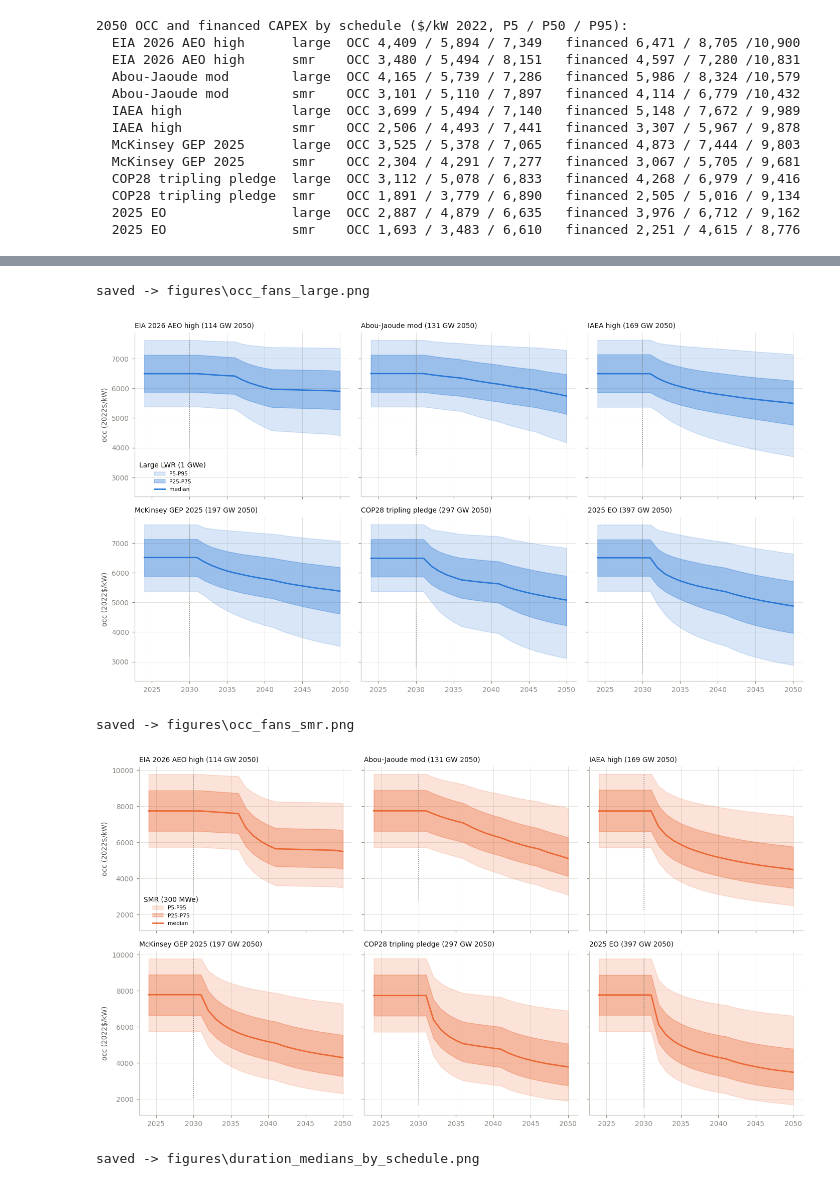
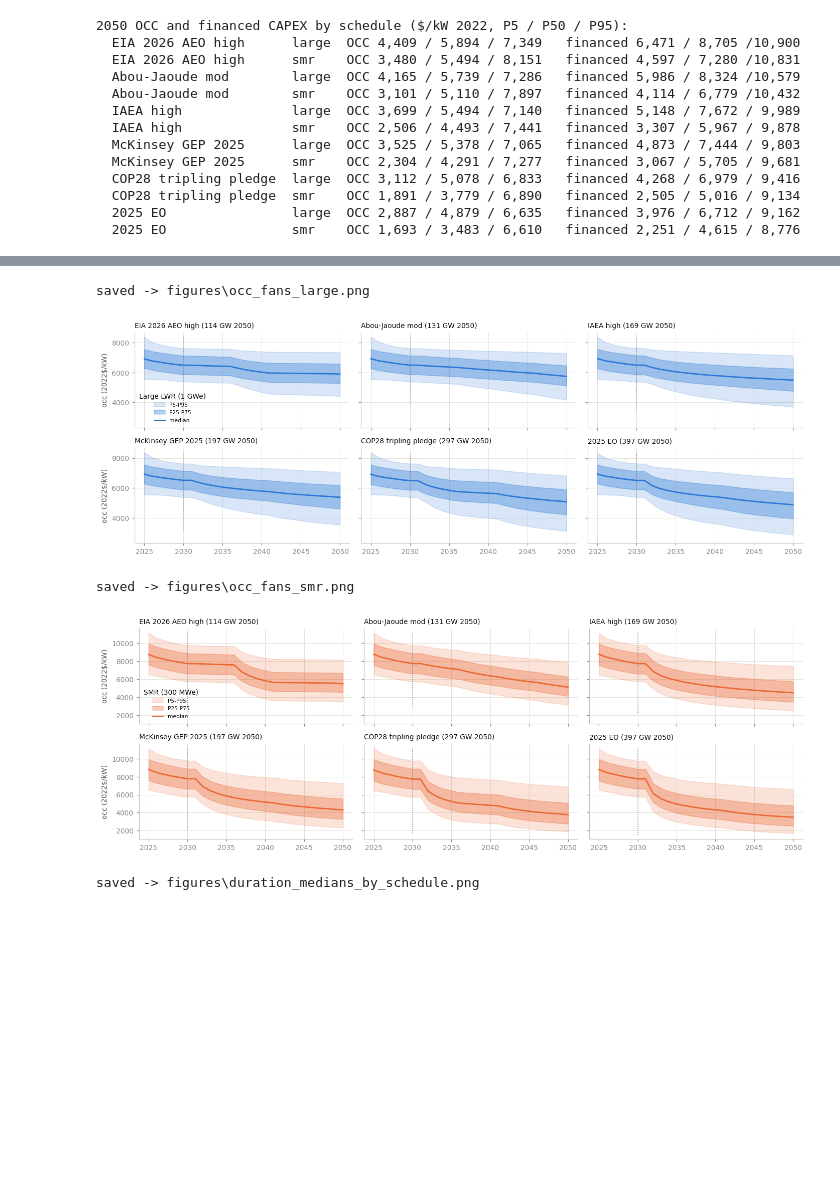
Before and after one commit to Ethan-s-PhD/ReEDS-nuclear-learning, a Jupyter notebook: z-ethan/mc/mc_cost_trajectories.ipynb, the cells around one changed output, grey strips where cells are left out. Drawn from its saved outputs; the diff is of its cells as text; code cells hidden in the pictures; blank space fills up the shorter version.

```diff
--- a/z-ethan/mc/mc_cost_trajectories.ipynb
+++ b/z-ethan/mc/mc_cost_trajectories.ipynb
@@ -1265,34 +1334,41 @@ the caption discipline ("conditional on this deployment") applies to every panel
 # %%
 # OCC fans: one panel per schedule, both technologies. Homogeneous small-multiples
 # (panels differ only by schedule label) - not lettered, per the house standard.
+# Pre-2030 segment: the plot-only FOAK->BOAK backcast (previous cell), spliced at the
+# anchor -- the engine owns 2030 (equality there is QA-B-guaranteed, so the choice is
+# cosmetic). 2024 is dropped: no defined pre-FOAK vendor state.
 from matplotlib.lines import Line2D
 from matplotlib.patches import Patch
 
+PLOT_YEARS = np.concatenate([BACK_YEARS[:-1], YEARS[yi(ANCHOR):]])   # 2025..2050
 for tech, tlabel in [("large", "Large LWR (1 GWe)"), ("smr", "SMR (300 MWe)")]:
-    fig, axes = plt.subplots(2, 3, figsize=(ps.W3, 7), sharey=True, sharex=True)
+    fig, axes = plt.subplots(2, 3, figsize=(ps.W3, 4.5), sharey=True, sharex=True)
     c = ps.COL[tech]
     for ax, sched in zip(axes.ravel(), SCHED_ORDER):
-        pct = percentile_table(results[sched][tech]["occ"])
-        ax.fill_between(YEARS, pct["P5"], pct["P95"], alpha=0.18, color=c)
-        ax.fill_between(YEARS, pct["P25"], pct["P75"], alpha=0.35, color=c)
-        ax.plot(YEARS, pct["P50"], color=c, lw=1.8)
+        paths = np.concatenate([OCC_BACKCAST[sched][tech][:, :-1],
+                                results[sched][tech]["occ"][:, yi(ANCHOR):]], axis=1)
+        pct = pd.DataFrame({f"P{p}": np.percentile(paths, p, axis=0)
+                            for p in (5, 25, 50, 75, 95)}, index=PLOT_YEARS)
+        ax.fill_between(PLOT_YEARS, pct["P5"], pct["P95"], alpha=0.18, color=c)
+        ax.fill_between(PLOT_YEARS, pct["P25"], pct["P75"], alpha=0.35, color=c)
+        ax.plot(PLOT_YEARS, pct["P50"], color=c, lw=1.8)
         ax.plot([ANCHOR, ANCHOR], [pct["P5"].min()*0.9, pct["P95"].max()], ls=":", c=ps.FAINT, lw=1)
         ax.set_title(f"{sched} ({US_SCHEDULES[sched][-1] - OFFSET_GW:.0f} GW 2050)", fontsize=9)
     axes[0, 0].set_ylabel(f"occ {ps.usd('kW', 2022)}")
     axes[1, 0].set_ylabel(f"occ {ps.usd('kW', 2022)}")
     # The legend carries what the old suptitle encoded: which technology, and the band/median key
     axes[0, 0].legend(handles=[Patch(color=c, alpha=0.18, label="P5-P95"),
                                Patch(color=c, alpha=0.35, label="P25-P75"),
                                Line2D([], [], color=c, lw=1.8, label="median")],
                       title=tlabel, fontsize=7, loc="lower left")
     plt.tight_layout()
     ps.savefig(fig, FIGURES / f"occ_fans_{tech}.png")
     plt.show()
 # %% [output]
 saved -> figures\occ_fans_large.png
-[figure, old version]
+[figure, new version]
 saved -> figures\occ_fans_smr.png
-[figure, old version]
+[figure, new version]
 # %%
 # Duration fans (medians with P5-P95 band), per schedule - and the percentile-table exports
 fig, axes = plt.subplots(1, 2, figsize=(ps.W3, 4.4), sharex=True)
```
Also changed, not shown: parts of 3 cells of this notebook, 22 other files.
